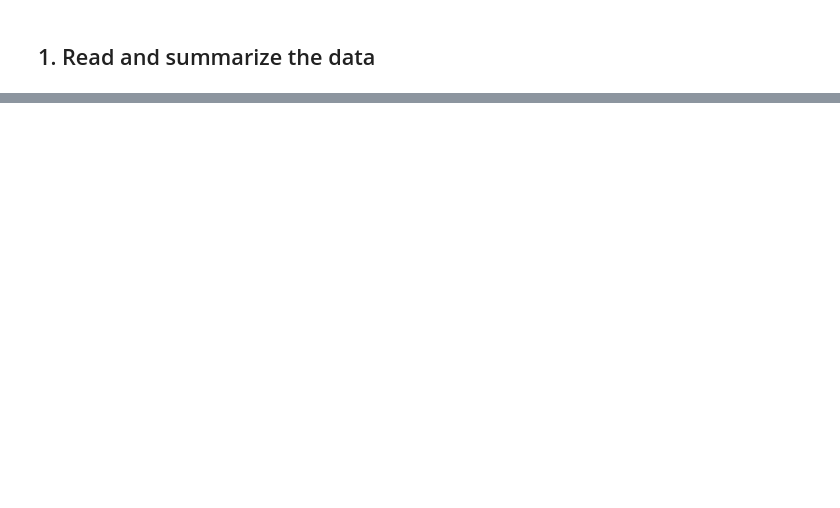
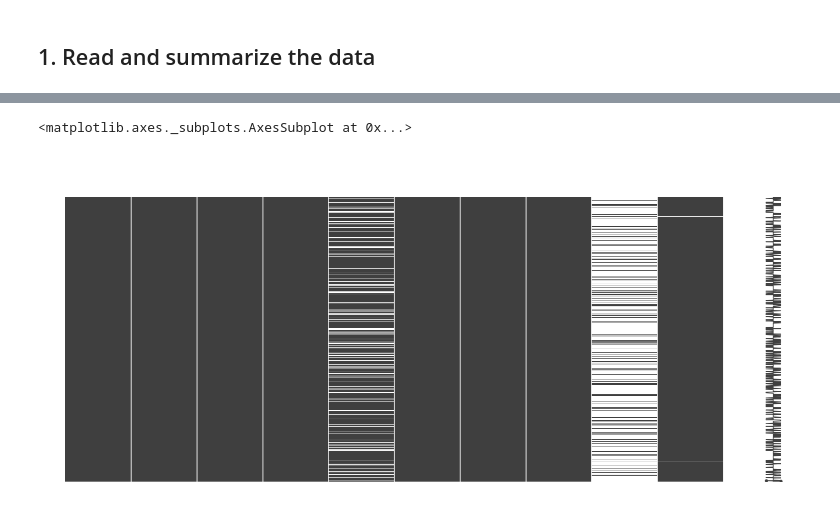
Before and after one commit to chadbartel/Data-Science-Projects, a Jupyter notebook: Titanic/Code/Experiments/Experiment05/eda_titanic_05.ipynb, the cells around one changed output, grey strips where cells are left out. Drawn from its saved outputs; the diff is of its cells as text; code cells hidden in the pictures; blank space fills up the shorter version.

```diff
--- a/Titanic/Code/Experiments/Experiment05/eda_titanic_05.ipynb
+++ b/Titanic/Code/Experiments/Experiment05/eda_titanic_05.ipynb
@@ -75,0 +154,3 @@ df_train.head(10)
+# %%
+df_train_cleaned = df_train.drop(['Ticket'], axis=1)
+df_train_cleaned.head()
@@ -75,0 +197,6 @@ df_train.head(10)
+# %%
+# Plot of missing data
+msno.matrix(df_train_cleaned)
+# %% [output]
+<matplotlib.axes._subplots.AxesSubplot at 0x...>
+[figure, added]
```
Also changed, not shown: parts of 27 cells of this notebook.
